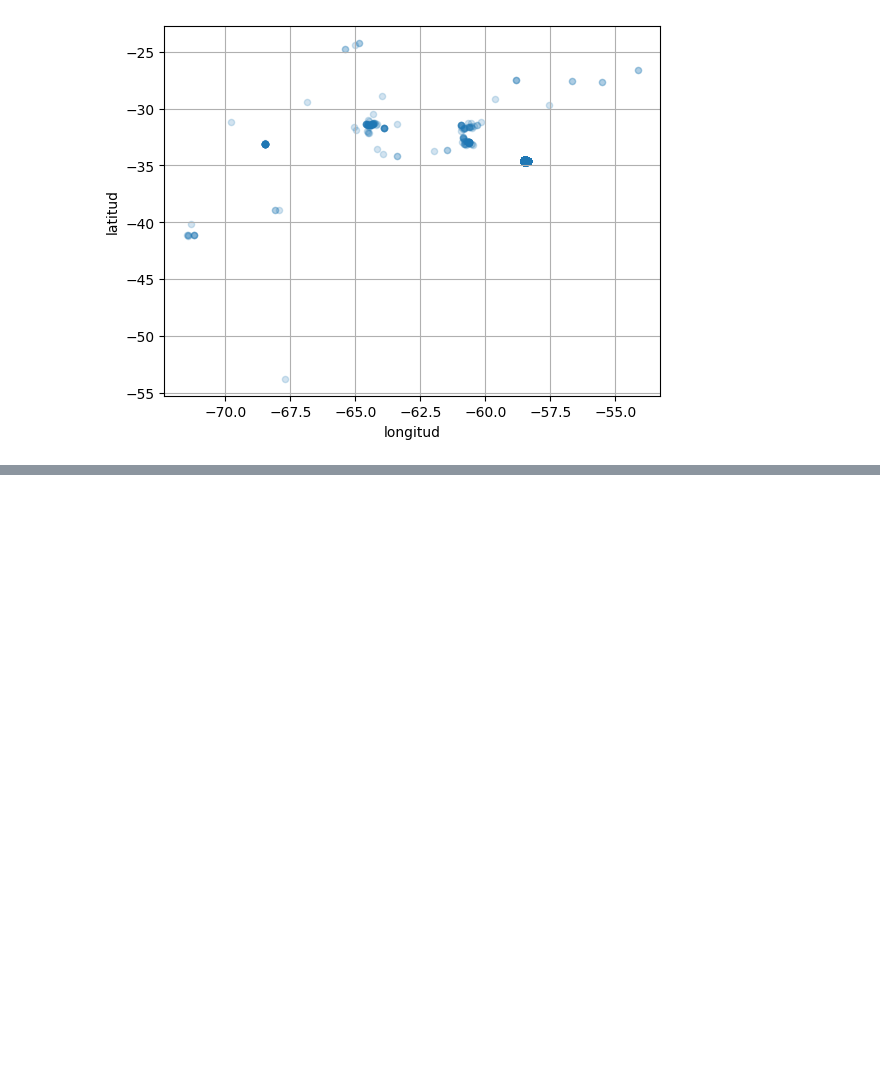
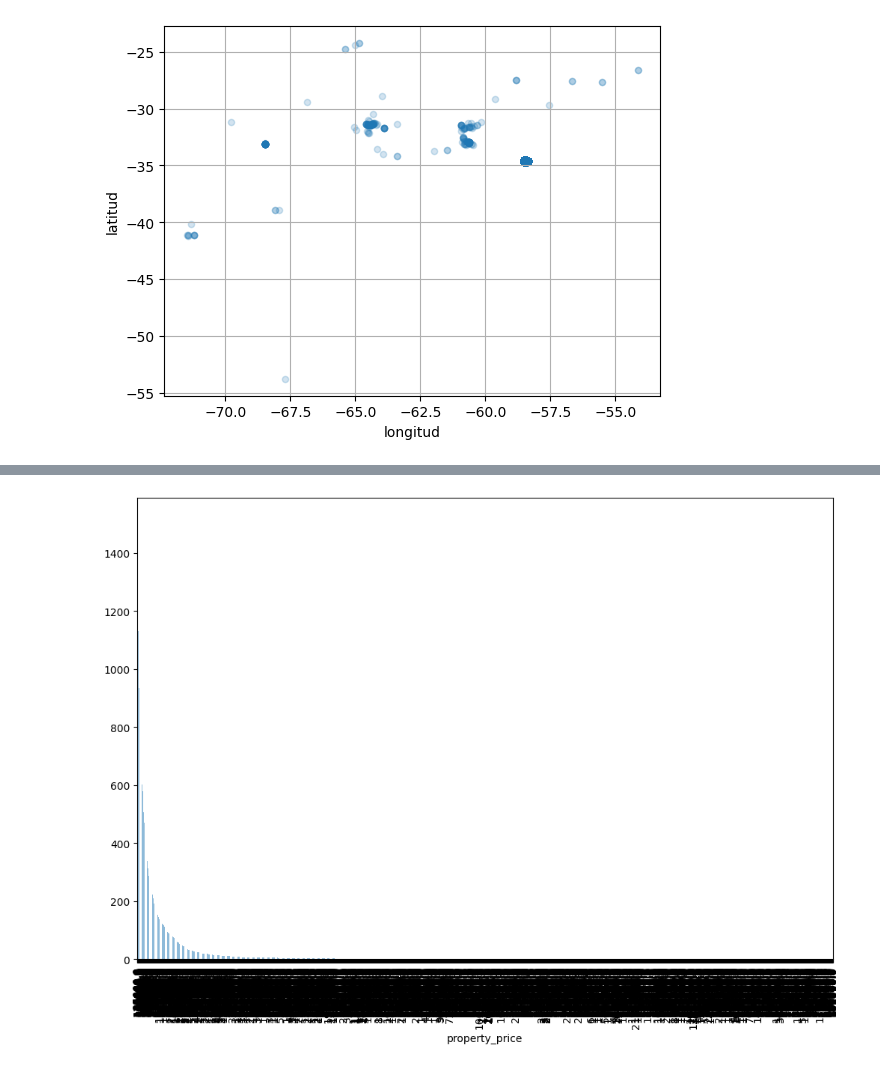
Before and after one commit to hmaldonado12/7506R-1C2024-GRUPO6, a Jupyter notebook: tp1/Copia_de_7506R_TP1_GRUPO06_ENTREGA.ipynb, the cells around one changed output, grey strips where cells are left out. Cells and saved outputs as stored; diff of their text form; code cells hidden in the pictures; blank space fills up the shorter version.

```diff
--- a/tp1/Copia_de_7506R_TP1_GRUPO06_ENTREGA.ipynb
+++ b/tp1/Copia_de_7506R_TP1_GRUPO06_ENTREGA.ipynb
@@ -258,0 +290,4 @@ plt.show()
+# %%
+properties = properties_argentina_filtered['property_price'].value_counts().plot.bar(alpha=0.5, figsize=(12, 8))
+# %% [output]
+[figure, added]
```
Also changed, not shown: parts of 3 cells of this notebook.
